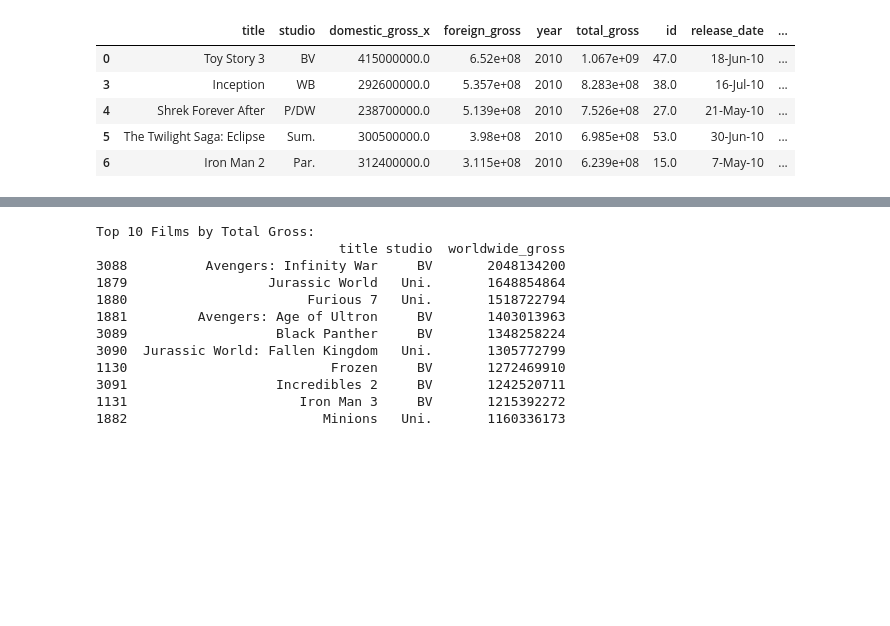
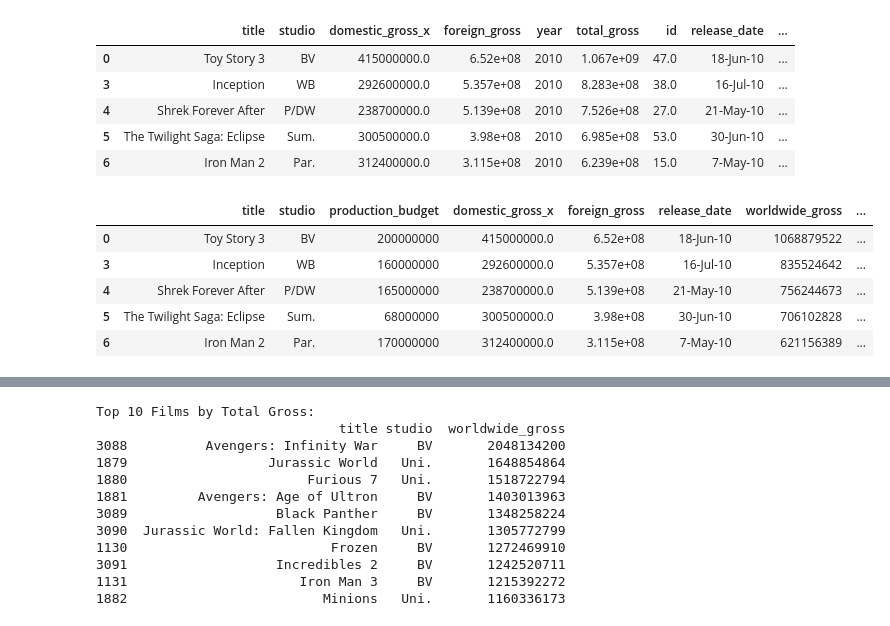
Before and after one commit to Sharon-Chebet/DS_Project_Phase_1, a Jupyter notebook: project.ipynb, the cells around one changed output, grey strips where cells are left out. Drawn from its saved outputs; the diff is of its cells as text; code cells hidden in the pictures; blank space fills up the shorter version.

```diff
--- a/project.ipynb
+++ b/project.ipynb
@@ -435,6 +437,17 @@ Cleaned_dataset_df.head()
 | 4 | Shrek Forever After | P/DW | 238700000.0 | 5.139e+08 | 2010 | 7.526e+08 | 27.0 | 21-May-10 | ... |
 | 5 | The Twilight Saga: Eclipse | Sum. | 300500000.0 | 3.98e+08 | 2010 | 6.985e+08 | 53.0 | 30-Jun-10 | ... |
 | 6 | Iron Man 2 | Par. | 312400000.0 | 3.115e+08 | 2010 | 6.239e+08 | 15.0 | 7-May-10 | ... |
+# %%
+# Lets pick unique columns that we will work with
+Cleaned_dataset_df = filtered_dataset_df.loc[:, ['title', 'studio', 'production_budget','domestic_gross_x','foreign_gross','release_date','worldwide_gross','year']]
+Cleaned_dataset_df.head()
+# %% [output]
+|  | title | studio | production_budget | domestic_gross_x | foreign_gross | release_date | worldwide_gross | ... |
+| 0 | Toy Story 3 | BV | 200000000 | 415000000.0 | 6.52e+08 | 18-Jun-10 | 1068879522 | ... |
+| 3 | Inception | WB | 160000000 | 292600000.0 | 5.357e+08 | 16-Jul-10 | 835524642 | ... |
+| 4 | Shrek Forever After | P/DW | 165000000 | 238700000.0 | 5.139e+08 | 21-May-10 | 756244673 | ... |
+| 5 | The Twilight Saga: Eclipse | Sum. | 68000000 | 300500000.0 | 3.98e+08 | 30-Jun-10 | 706102828 | ... |
+| 6 | Iron Man 2 | Par. | 170000000 | 312400000.0 | 3.115e+08 | 7-May-10 | 621156389 | ... |
 # %%
 Cleaned_dataset_df.info()
 # %% [output]
```
Also changed, not shown: parts of 7 cells of this notebook.
